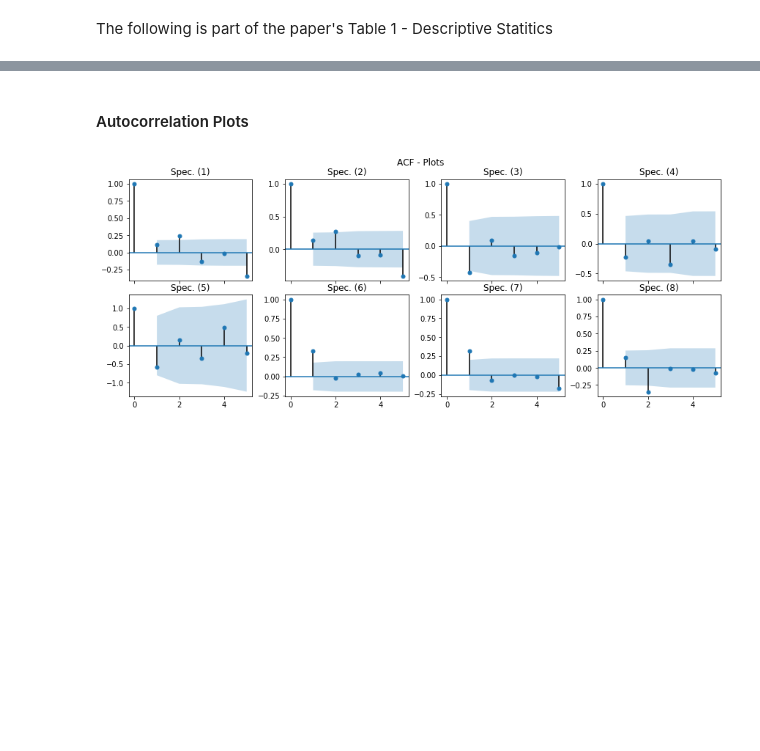
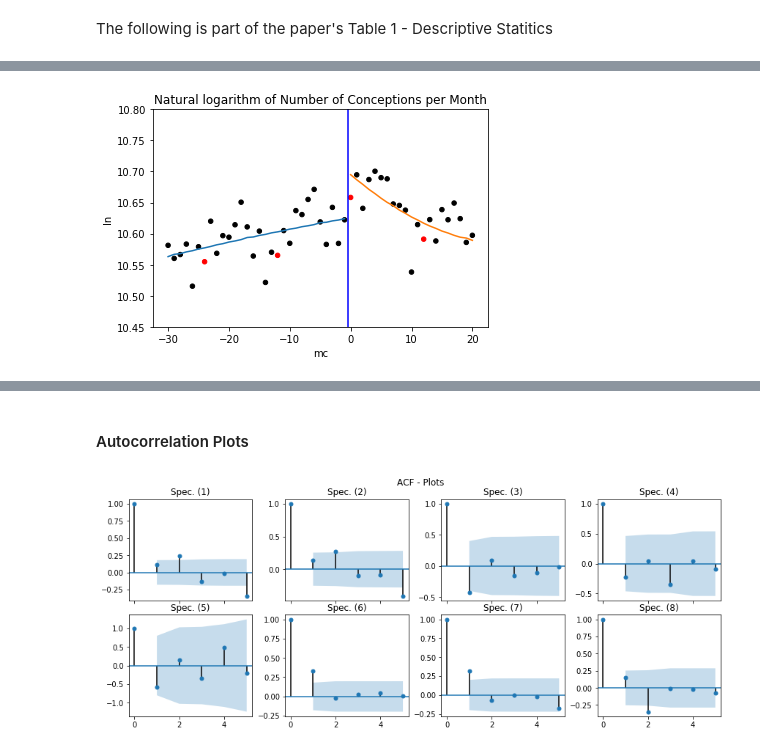
Before and after one commit to marclipfert/student-project-antonia-marc, a Jupyter notebook: student_project_Antonia_Marc.ipynb, the cells around one changed output, grey strips where cells are left out. Saved outputs shown, nothing was run; the diff lists cells and outputs as text; code cells hidden in the pictures; blank space fills up the shorter version.

Commit message:
added RDD plots

```diff
--- a/student_project_Antonia_Marc.ipynb
+++ b/student_project_Antonia_Marc.ipynb
@@ -441,0 +481,4 @@ However, for abortions LG accounted for all three leap years as well and, theref
+# %%
+RDD_plot_conceptions(dfb, reg_list_b[1])
+# %% [output]
+[figure, added]
```
Also changed, not shown: parts of 37 cells of this notebook, 3 other files.
